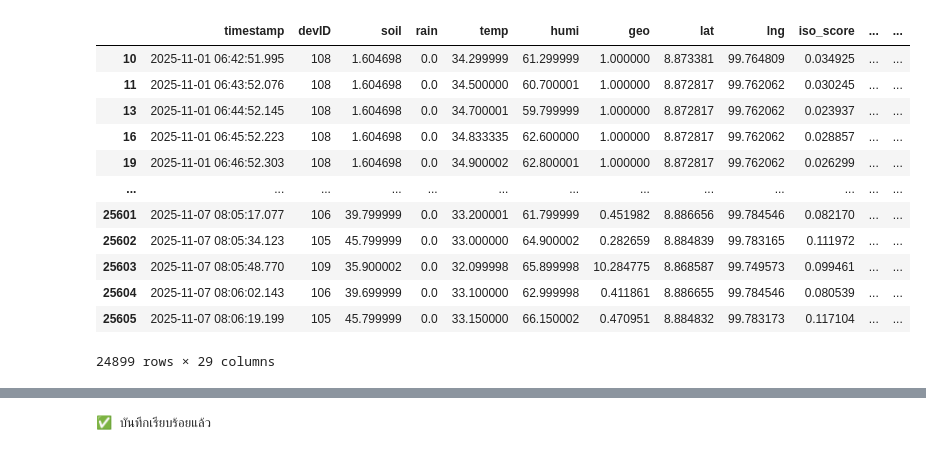
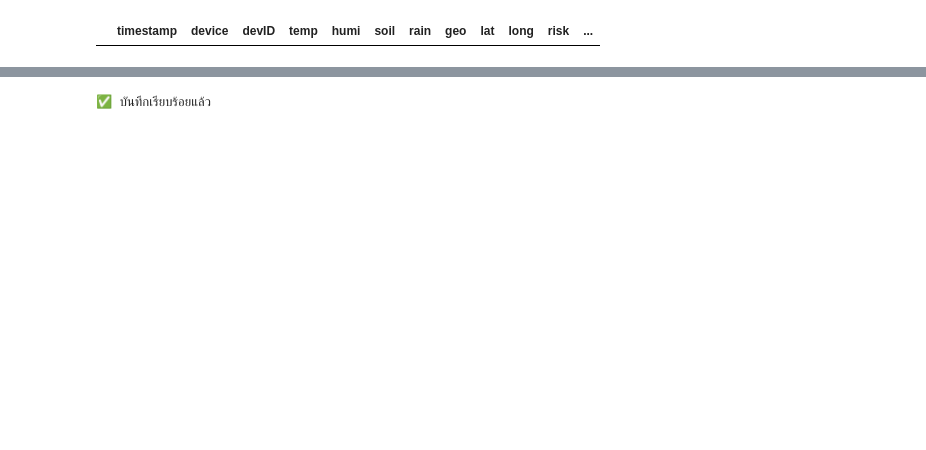
Before and after one commit to Ahmadaduwa/Landslide, a Jupyter notebook: DataCleaningSet3.ipynb, the cells around one changed output, grey strips where cells are left out. Cells and saved outputs as stored; diff of their text form; code cells hidden in the pictures; blank space fills up the shorter version.

```diff
--- a/DataCleaningSet3.ipynb
+++ b/DataCleaningSet3.ipynb
@@ -6,14 +6,14 @@ from sklearn.ensemble import IsolationForest
 import matplotlib.pyplot as plt
 from scipy.stats import zscore
 
-csv_path = "./data/Landslide_dataSet3.csv"
+csv_path = "./data/label_for_dev109_test.csv"
 #device = "103"
 #save_path = f"./data/dev{device}_prepared.csv"
-save_path = f"data/dataSet3_prepared.csv"
+save_path = f"data/label_for_dev109_test_prepared.csv"
 
 df = pd.read_csv(csv_path)
-
-for col in ['soil', 'rain', 'temp', 'humi', 'geo', 'lat', 'lng', 'iso_score', 'iso_risk', 'lstm_score', 'lstm_risk', 'confidence', 'rf_risk', 'devID']:
+#for col in ['soil', 'rain', 'temp', 'humi', 'geo', 'lat', 'lng', 'iso_score', 'iso_risk', 'lstm_score', 'lstm_risk', 'confidence', 'rf_risk', 'devID']:
+for col in ['soil', 'rain', 'temp', 'humi', 'geo', 'devID']:
     df[col] = pd.to_numeric(df[col], errors='coerce')
 df
 
@@ -22,50 +22,38 @@ df
 
 #def clean_and_format_timestamp(val):
 #    if pd.isnull(val):
 #        return None
 #    val = str(val).replace('(ICT)', '').strip()
 #    try:
 #        dt = pd.to_datetime(val)
 #        return dt.isoformat()
 #    except Exception:
 #        return None
 #
 #df['timestamp'] = df['timestamp'].apply(clean_and_format_timestamp)
 
 df.columns = df.columns.str.strip()
 df['timestamp'] = pd.to_datetime(df['timestamp'], errors='coerce')
 df = df.dropna(subset=['timestamp', 'geo'])
 
 #df = df.drop(columns=['Unnamed: 15', 'confidence','rf_risk'], errors='ignore')
-df = df[(df['lat'] > 1.0) & (df['lat'] < 8000.0)]
-df = df[df['lng'] > 15.0]
+#df = df[(df['lat'] > 1.0) & (df['lat'] < 8000.0)]
+#df = df[df['lng'] > 15.0]
 df = df[df['soil'] > 0]
 df = df[df['rain'] >= 0]
 df = df[df['humi'] > 0]
 #df = df[(df['devID'] == 104) | (df['devID'] == 103)]
 df = df[(df['geo'] >= 0) & (df['geo'] < 40)]
 df = df[df['temp'] > 0]
 df = df[(df['devID'] > 0) & (df['devID'] < 1000)]
-df = df[df['iso_score'] > -85000]
-df = df[df['lstm_score'] >= 0]
+#df = df[df['iso_score'] > -85000]
+#df = df[df['lstm_score'] >= 0]
 #df = df[df['timestamp'] > '3035-09-11']
 
 #df = df[df['devID'] == int(device)]
 df
 # %% [output]
-|  | timestamp | devID | soil | rain | temp | humi | geo | lat | lng | iso_score | ... | ... |
-| 10 | 2025-11-01 06:42:51.995 | 108 | 1.604698 | 0.0 | 34.299999 | 61.299999 | 1.000000 | 8.873381 | 99.764809 | 0.034925 | ... | ... |
-| 11 | 2025-11-01 06:43:52.076 | 108 | 1.604698 | 0.0 | 34.500000 | 60.700001 | 1.000000 | 8.872817 | 99.762062 | 0.030245 | ... | ... |
-| 13 | 2025-11-01 06:44:52.145 | 108 | 1.604698 | 0.0 | 34.700001 | 59.799999 | 1.000000 | 8.872817 | 99.762062 | 0.023937 | ... | ... |
-| 16 | 2025-11-01 06:45:52.223 | 108 | 1.604698 | 0.0 | 34.833335 | 62.600000 | 1.000000 | 8.872817 | 99.762062 | 0.028857 | ... | ... |
-| 19 | 2025-11-01 06:46:52.303 | 108 | 1.604698 | 0.0 | 34.900002 | 62.800001 | 1.000000 | 8.872817 | 99.762062 | 0.026299 | ... | ... |
-| ... | ... | ... | ... | ... | ... | ... | ... | ... | ... | ... | ... | ... |
-| 25601 | 2025-11-07 08:05:17.077 | 106 | 39.799999 | 0.0 | 33.200001 | 61.799999 | 0.451982 | 8.886656 | 99.784546 | 0.082170 | ... | ... |
-| 25602 | 2025-11-07 08:05:34.123 | 105 | 45.799999 | 0.0 | 33.000000 | 64.900002 | 0.282659 | 8.884839 | 99.783165 | 0.111972 | ... | ... |
-| 25603 | 2025-11-07 08:05:48.770 | 109 | 35.900002 | 0.0 | 32.099998 | 65.899998 | 10.284775 | 8.868587 | 99.749573 | 0.099461 | ... | ... |
-| 25604 | 2025-11-07 08:06:02.143 | 106 | 39.699999 | 0.0 | 33.100000 | 62.999998 | 0.411861 | 8.886655 | 99.784546 | 0.080539 | ... | ... |
-| 25605 | 2025-11-07 08:06:19.199 | 105 | 45.799999 | 0.0 | 33.150000 | 66.150002 | 0.470951 | 8.884832 | 99.783173 | 0.117104 | ... | ... |
+|  | timestamp | device | devID | temp | humi | soil | rain | geo | lat | long | risk | ... |
-24899 rows × 29 columns
 # %%
 df.describe()
 # %% [output]
```
Also changed, not shown: parts of 8 cells of this notebook, 46 other files.
